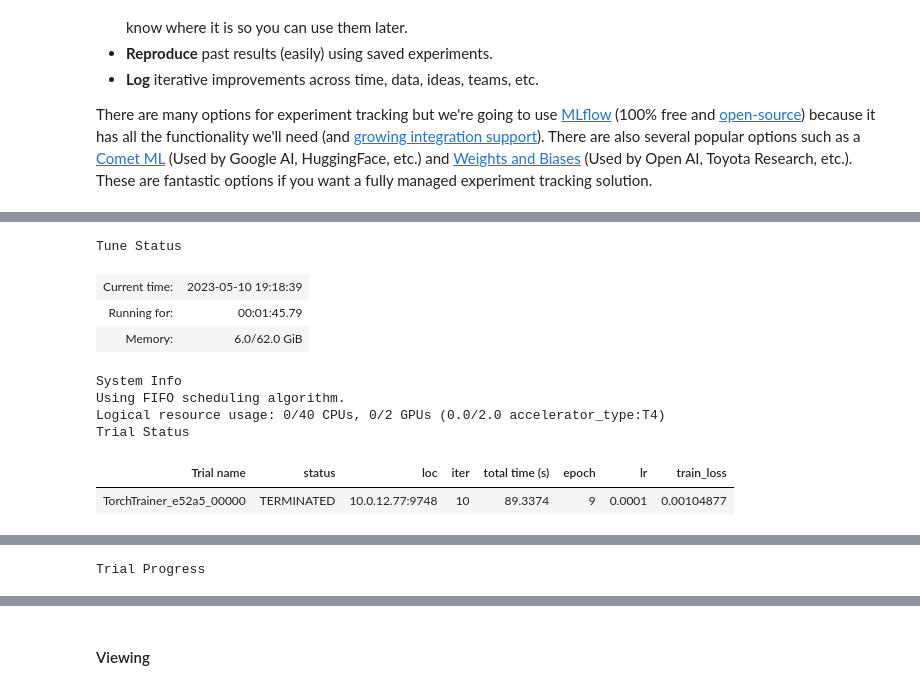
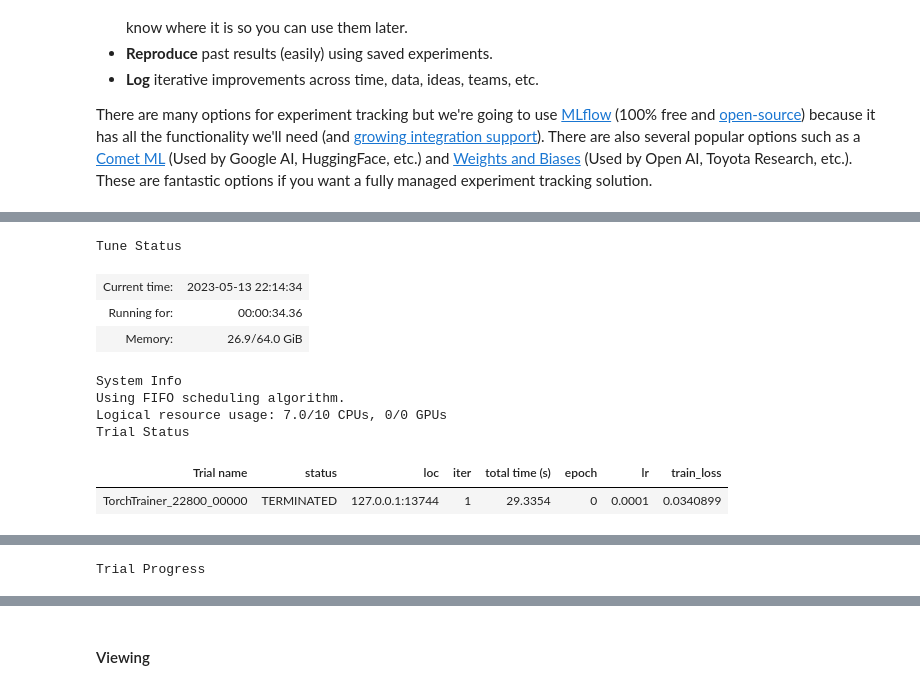
Before and after one commit to anyscale/Made-With-ML, a Jupyter notebook: notebooks/madewithml.ipynb, the cells around one changed output, grey strips where cells are left out. Saved outputs shown, nothing was run; the diff lists cells and outputs as text; code cells hidden in the pictures.

```diff
--- a/notebooks/madewithml.ipynb
+++ b/notebooks/madewithml.ipynb
@@ -998,15 +1057,15 @@ trainer = TorchTrainer(
 # %%
 %%time
 # Train
-result = trainer.fit()
+results = trainer.fit()
 # %% [output]
 Tune Status
-| Current time: | 2023-05-10 19:18:39 |
-| Running for: | 00:01:45.79 |
-| Memory: | 6.0/62.0 GiB |
+| Current time: | 2023-05-13 22:14:34 |
+| Running for: | 00:00:34.36 |
+| Memory: | 26.9/64.0 GiB |
 System Info
 Using FIFO scheduling algorithm.
-Logical resource usage: 0/40 CPUs, 0/2 GPUs (0.0/2.0 accelerator_type:T4)
+Logical resource usage: 7.0/10 CPUs, 0/0 GPUs
 Trial Status
 | Trial name | status | loc | iter | total time (s) | epoch | lr | train_loss |
-| TorchTrainer_e52a5_00000 | TERMINATED | 10.0.12.77:9748 | 10 | 89.3374 | 9 | 0.0001 | 0.00104877 |
+| TorchTrainer_22800_00000 | TERMINATED | 127.0.0.1:13744 | 1 | 29.3354 | 0 | 0.0001 | 0.0340899 |
```
Also changed, not shown: parts of 39 cells of this notebook, 10 other files.
